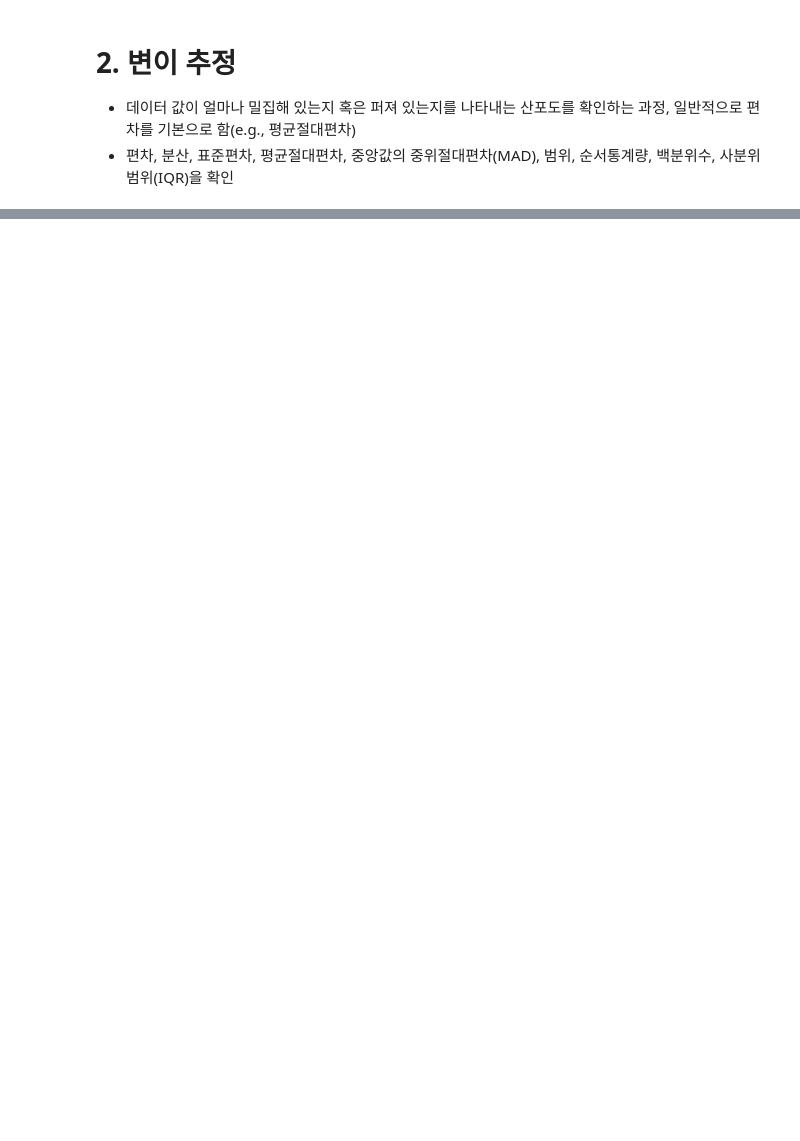
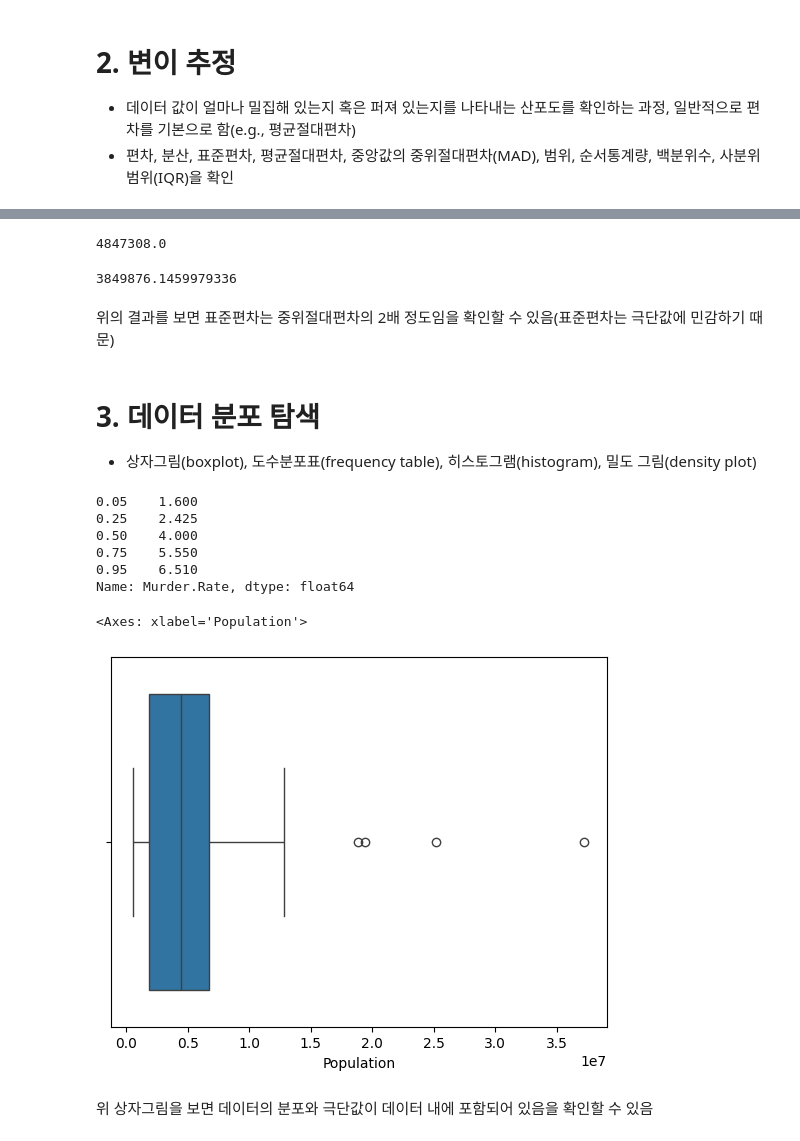
Before and after one commit to PSLeon24/Mathematical_Statistics, a Jupyter notebook: practice/Practice EDA(Exploratory Data Analysis).ipynb, the cells around one changed output, grey strips where cells are left out. Drawn from its saved outputs; the diff is of its cells as text; code cells hidden in the pictures; blank space fills up the shorter version.

```diff
--- a/practice/Practice EDA(Exploratory Data Analysis).ipynb
+++ b/practice/Practice EDA(Exploratory Data Analysis).ipynb
@@ -52,0 +67,32 @@ np.average(df['Murder.Rate'], weights=df['Population'])
+# %%
+# 사분위범위(IQR): 3사분위수(75%) - 1사분위수(25%)
+df['Population'].quantile(0.75) - df['Population'].quantile(0.25)
+# %% [output]
+4847308.0
+# %%
+# 중위절대편차(MAD)
+robust.scale.mad(df['Population'])
+# %% [output]
+3849876.1459979336
+# %% [markdown]
+위의 결과를 보면 표준편차는 중위절대편차의 2배 정도임을 확인할 수 있음(표준편차는 극단값에 민감하기 때문)
+# %% [markdown]
+# 3. 데이터 분포 탐색
+- 상자그림(boxplot), 도수분포표(frequency table), 히스토그램(histogram), 밀도 그림(density plot)
+# %%
+df['Murder.Rate'].quantile([0.05, 0.25, 0.5, 0.75, 0.95])
+# %% [output]
+0.05    1.600
+0.25    2.425
+0.50    4.000
+0.75    5.550
+0.95    6.510
+Name: Murder.Rate, dtype: float64
+# %%
+# 상자그림
+sns.boxplot(data=df, x='Population')
+# %% [output]
+<Axes: xlabel='Population'>
+[figure, added]
+# %% [markdown]
+위 상자그림을 보면 데이터의 분포와 극단값이 데이터 내에 포함되어 있음을 확인할 수 있음
```
Also changed, not shown: parts of 11 cells of this notebook.
